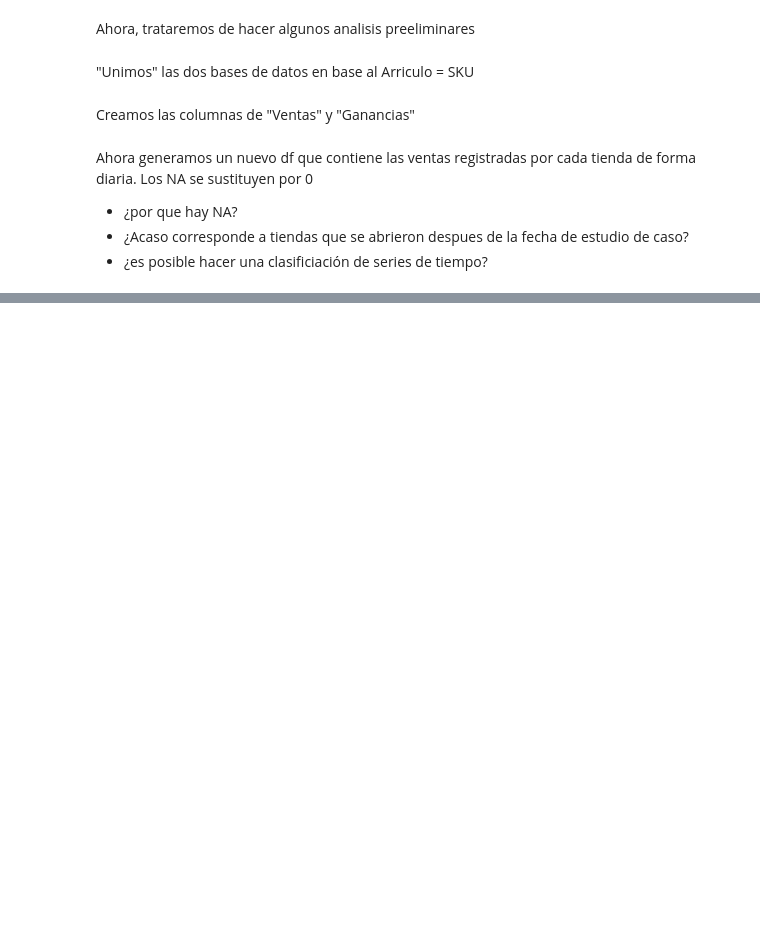
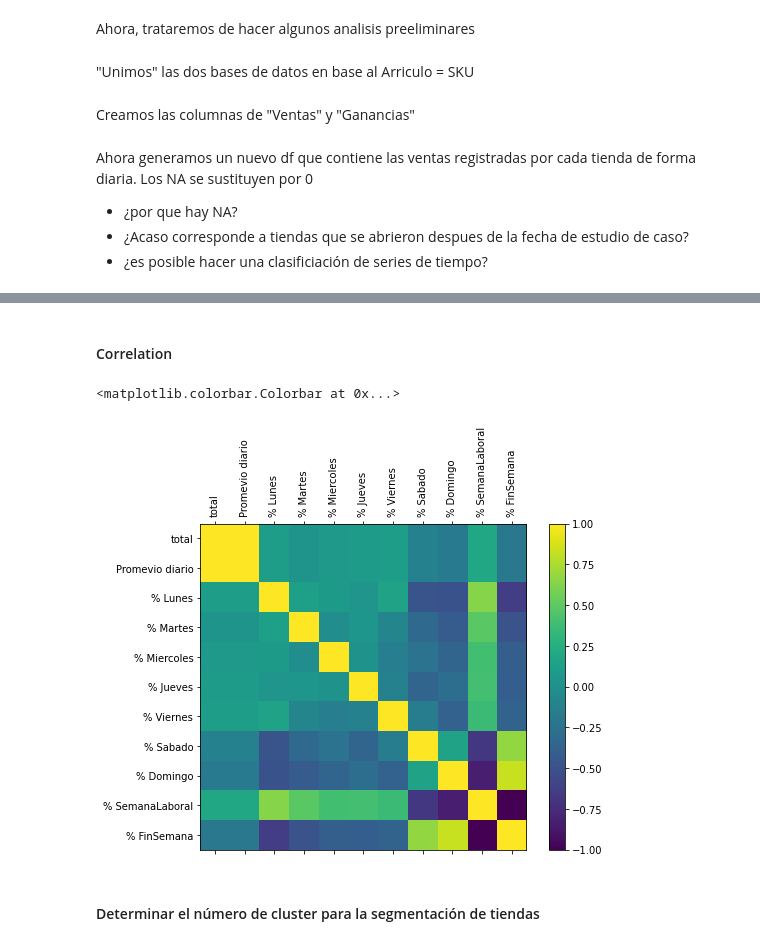
Before and after one commit to PedroAdair/PronosticoVentas, a Jupyter notebook: Clustering_series_tiempo.ipynb, the cells around one changed output, grey strips where cells are left out. Cells and saved outputs as stored; diff of their text form; code cells hidden in the pictures; blank space fills up the shorter version.

```diff
--- a/Clustering_series_tiempo.ipynb
+++ b/Clustering_series_tiempo.ipynb
@@ -73,0 +150,4 @@ ventas_tiendas
+# %%
+data.FECHA = pd.to_datetime(data.FECHA)
+data['day'] = data['FECHA'].apply(lambda x:x.weekday())
+x_call = data.columns[1:-1]
@@ -73,0 +156,16 @@ ventas_tiendas
+# %%
+data_fix = pd.DataFrame({'LOC':range(1,419,1),'total':np.sum(data[x_call]).values})
+
+data_fix['PromedioDiario']=data[x_call].mean().values
+data_fix['% Lunes']=data[data['day']==0][x_call].sum().values/data_fix['total']*100
+data_fix['% Martes']=data[data['day']==1][x_call].sum().values/data_fix['total']*100
+data_fix['% Miercoles']=data[data['day']==2][x_call].sum().values/data_fix['total']*100
+data_fix['% Jueves']=data[data['day']==3][x_call].sum().values/data_fix['total']*100
+data_fix['% Viernes']=data[data['day']==4][x_call].sum().values/data_fix['total']*100
+data_fix['% Sabado']=data[data['day']==5][x_call].sum().values/data_fix['total']*100
+data_fix['% Domingo']=data[data['day']==6][x_call].sum().values/data_fix['total']*100
+data_fix['% SemanaLaboral']=data[(data['day']!=5)&(data['day']!=6)][x_call].sum().values/data_fix['total']*100
+data_fix['% FinSemana']=data[(data['day']==5)|(data['day']==6)][x_call].sum().values/data_fix['total']*100
+# %%
+data_fix=data_fix.fillna(0)
+data_fix.head()
@@ -73,0 +181,7 @@ ventas_tiendas
+# %%
+from sklearn.preprocessing import StandardScaler
+x_calls = data_fix.columns[1:]
+scaller = StandardScaler()
+matrix = pd.DataFrame(scaller.fit_transform(data_fix[x_calls]),columns=x_calls)
+matrix['LOC'] = data_fix['LOC']
+matrix.head()
@@ -73,0 +195,16 @@ ventas_tiendas
+# %% [markdown]
+#### Correlation
+# %%
+corr = matrix[x_calls].corr()
+fig, ax = plt.subplots(figsize=(8, 6))
+cax=ax.matshow(corr,vmin=-1,vmax=1)
+ax.matshow(corr)
+plt.xticks(range(len(corr.columns)), corr.columns)
+plt.yticks(range(len(corr.columns)), corr.columns)
+plt.xticks(rotation=90)
+plt.colorbar(cax)
+# %% [output]
+<matplotlib.colorbar.Colorbar at 0x...>
+[figure, added]
+# %% [markdown]
+#### Determinar el número de cluster para la segmentación de tiendas
```
Also changed, not shown: parts of 25 cells of this notebook.
